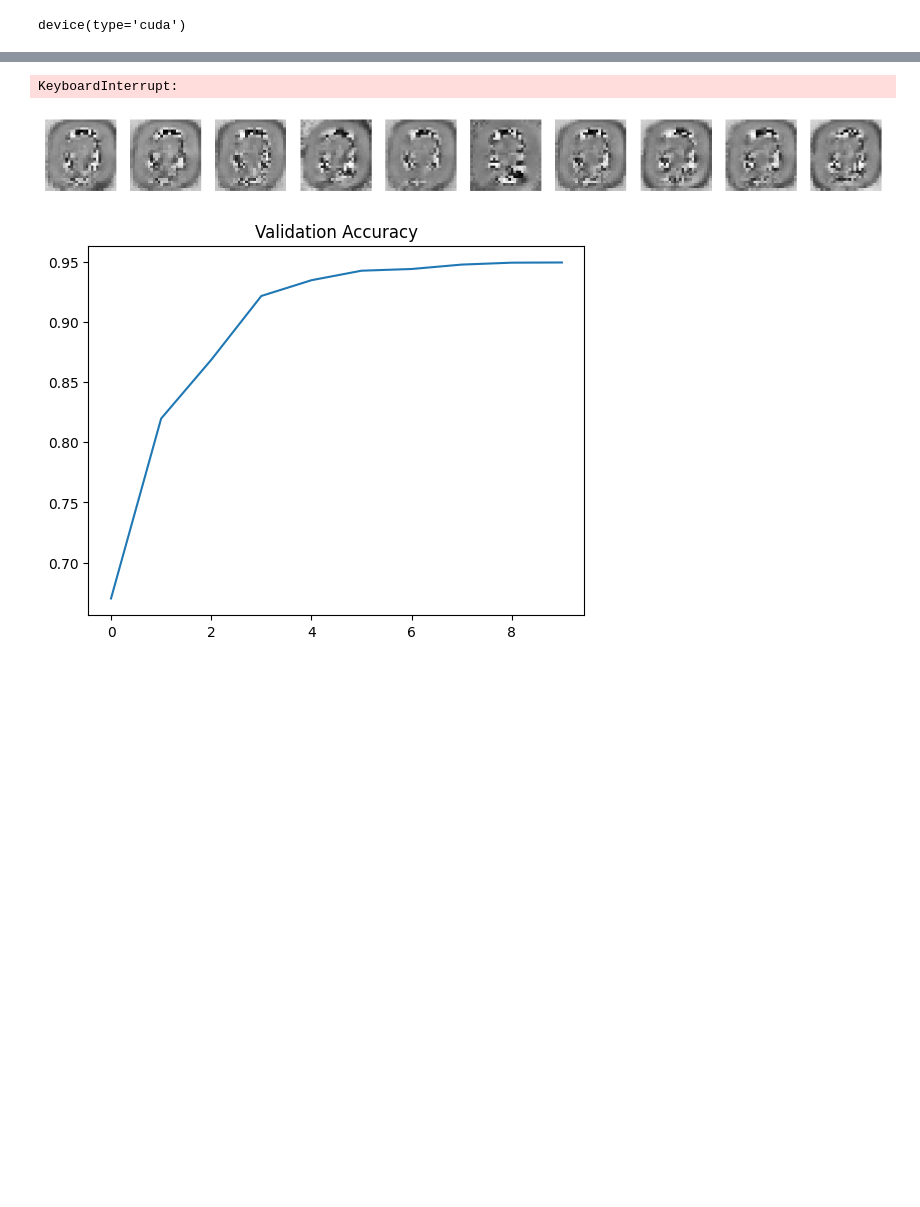
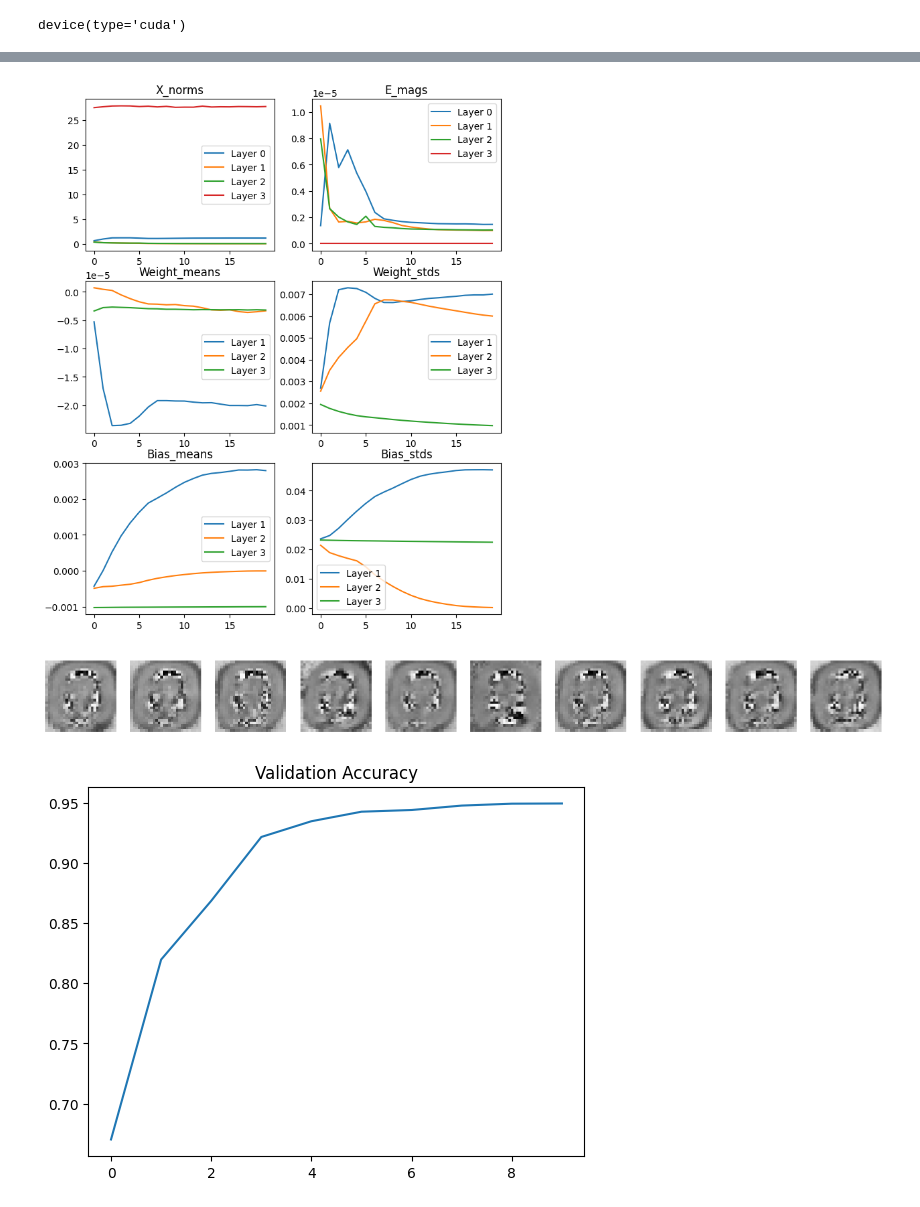
Before and after one commit to joeagriffith/pclib, a Jupyter notebook: examples/mnist/mnist_pclinear_selfsup.ipynb, the cells around one changed output, grey strips where cells are left out. Drawn from its saved outputs; the diff is of its cells as text; code cells hidden in the pictures; blank space fills up the shorter version.

```diff
--- a/examples/mnist/mnist_pclinear_selfsup.ipynb
+++ b/examples/mnist/mnist_pclinear_selfsup.ipynb
@@ -92,7 +92,7 @@ Min value:  tensor(-0.4242, device='cuda:0')
 seed = 42
 torch.manual_seed(seed)
 
-model = PCLinearClassifierSS(
+model = FCClassifierSS(
     input_size=INPUT_SHAPE,
     num_classes=NUM_CLASSES,
     hidden_sizes=[600, 600, 600],
@@ -108,43 +108,43 @@ step = 0
 stats = None
 # %%
 # Train Loop
-LEARNING_RATE = 0.001
-NUM_EPOCHS = 20
+LEARNING_RATE = 0.0001
+NUM_EPOCHS = 15
 BATCH_SIZE = 1000
 REG_COEFF = 0.05
 
-step, stats = train_selfsup(
+step, stats = train(
     model,
     train_dataset,
     val_dataset,
     NUM_EPOCHS,
     LEARNING_RATE,
     batch_size=BATCH_SIZE,
     reg_coeff=REG_COEFF,
     step=step,
     stats=stats,
     device=device,
     optim='AdamW',
 )
 LEARNING_RATE = 0.0001
 NUM_EPOCHS = 0
 step, stats = train(
     model,
     train_dataset,
     val_dataset,
     NUM_EPOCHS,
     LEARNING_RATE,
     batch_size=BATCH_SIZE,
     reg_coeff=REG_COEFF,
     step=step,
     stats=stats,
     device=device,
     optim='AdamW',
 )
 
 plot_stats(stats, model)
 # %% [output]
-KeyboardInterrupt:
+[figure, added]
 # %%
 targets = torch.arange(NUM_CLASSES).to(device)
 y = format_y(targets, NUM_CLASSES)
```
Also changed, not shown: parts of 2 cells of this notebook, 15 other files.
